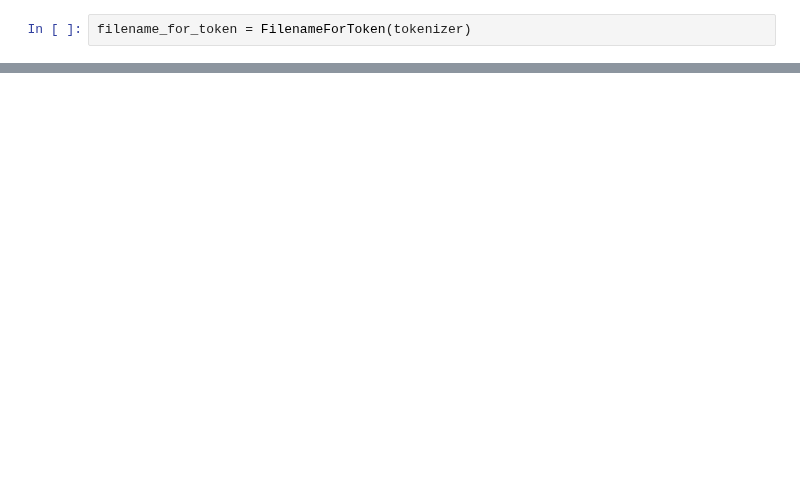
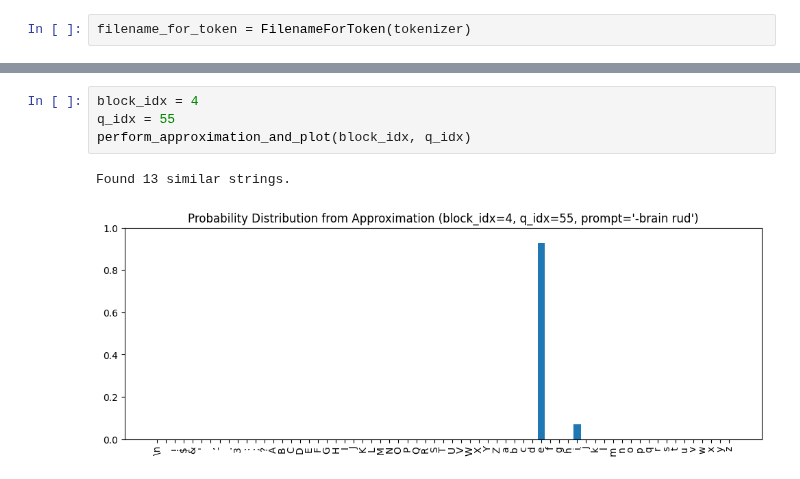
Before and after one commit to spather/transformer-experiments, a Jupyter notebook: nbs/analyses/50_approximation_details.ipynb, the cells around one changed output, grey strips where cells are left out. Cells and saved outputs as stored; diff of their text form; blank space fills up the shorter version.

```diff
--- a/nbs/analyses/50_approximation_details.ipynb
+++ b/nbs/analyses/50_approximation_details.ipynb
@@ -764,0 +332,7 @@ values, indices, [tokenizer.itos[i.item()] for i in indices]
+# %%
+block_idx = 4
+q_idx = 55
+perform_approximation_and_plot(block_idx, q_idx)
+# %% [output]
+Found 13 similar strings.
+[figure, added]
```
Also changed, not shown: parts of 134 cells of this notebook, 5 other files.
